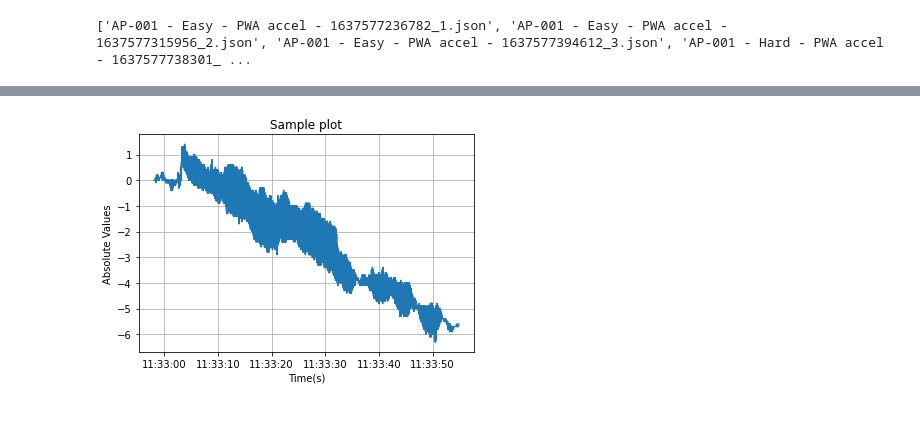
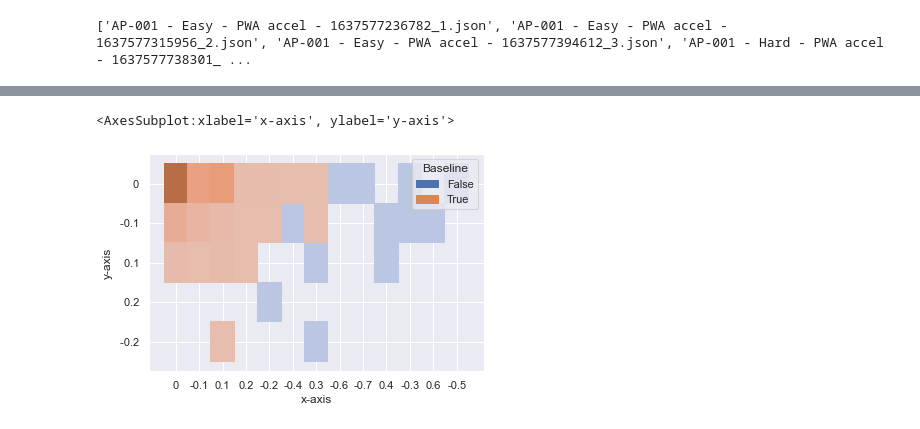
Before and after one commit to jawadahmedtaj/ThesisDataProcessing, a Jupyter notebook: main.ipynb, the cells around one changed output, grey strips where cells are left out. Drawn from its saved outputs; the diff is of its cells as text; code cells hidden in the pictures.

```diff
--- a/main.ipynb
+++ b/main.ipynb
@@ -104,41 +160,39 @@ ax.grid()
 # %%
-xline = [0]
-yline = [0]
-zline = [0]
+# xline = [0]
+# yline = [0]
+# zline = [0]
 
-fig1, ax1 = plt.subplots()
+# fig1, ax1 = plt.subplots()
 
-for f in range(len(x)):
-    xline.append(xline[f - 1] + float(x[f]))
-for f in range(len(y)):
-    yline.append(yline[f - 1] + float(y[f]))
-for f in range(len(x)):
-    zline.append(zline[f - 1] + float(z[f]))
+# for f in range(len(x)):
+#     xline.append(xline[f - 1] + float(x[f]))
+# for f in range(len(y)):
+#     yline.append(yline[f - 1] + float(y[f]))
+# for f in range(len(x)):
+#     zline.append(zline[f - 1] + float(z[f]))
 
-timeValuesHolder = easyTimeValues[0]
+# timeValuesHolder = easyTimeValues[0]
 # timeValuesHolder.append(datetime.datetime.now())
 
-if (len(xline) > len(timeValuesHolder)):
-    lowerIndex = len(timeValuesHolder)
-    upperIndex = len(xline)
-    while (lowerIndex < upperIndex):
-        timeValuesHolder.append(timeValuesHolder[lowerIndex - 1])
-        lowerIndex += 1
-else:
-    lowerIndex = len(xline)
-    upperIndex = len(timeValuesHolder)
-    while (lowerIndex < upperIndex):
-        xline.append(xline[lowerIndex - 1])
-        lowerIndex += 1
+# if (len(xline) > len(timeValuesHolder)):
+#     lowerIndex = len(timeValuesHolder)
+#     upperIndex = len(xline)
+#     while (lowerIndex < upperIndex):
+#         timeValuesHolder.append(timeValuesHolder[lowerIndex - 1])
+#         lowerIndex += 1
+# else:
+#     lowerIndex = len(xline)
+#     upperIndex = len(timeValuesHolder)
+#     while (lowerIndex < upperIndex):
+#         xline.append(xline[lowerIndex - 1])
+#         lowerIndex += 1
 
 
 
-ax1.plot(timeValuesHolder, xline, label="x values")
+# ax1.plot(timeValuesHolder, xline, label="x values")
 # ax1.plot(timeValuesHolder, yline, label="y values")
 # ax1.plot(timeValuesHolder, zline, label="z values")
 
-ax1.set(xlabel="Time(s)", ylabel="Absolute Values", title="Sample plot")
+# ax1.set(xlabel="Time(s)", ylabel="Absolute Values", title="Sample plot")
 
-ax1.grid()
+# ax1.grid()
-# %% [output]
-[figure, removed]
@@ -146,0 +199,20 @@ import seaborn as sns
+# %%
+# Apply the default theme
+sns.set_theme()
+# print(len(xline), len(easyBaseline))
+# dataset = [xline, yline, zline, easyBaseline,easyTimeValues[0]]
+# df = pd.DataFrame(dataset).transpose()
+# df.columns = ['x-axis', 'y-axis','z-axis', 'easyBaseline','Time']
+# print(easy1)
+# Load an example dataset
+# easyPlot = sns.load_dataset(df)
+#convert your data to pandas format
+# Create a visualization
+# print(easy1.mean(axis = 0, skipna = True, numeric_only= True))
+sns.histplot(
+    data=medium1,
+    x="x-axis", y="y-axis",  hue="Baseline",
+)
+# %% [output]
+<AxesSubplot:xlabel='x-axis', ylabel='y-axis'>
+[figure, added]
```
Also changed, not shown: parts of 8 cells of this notebook.
